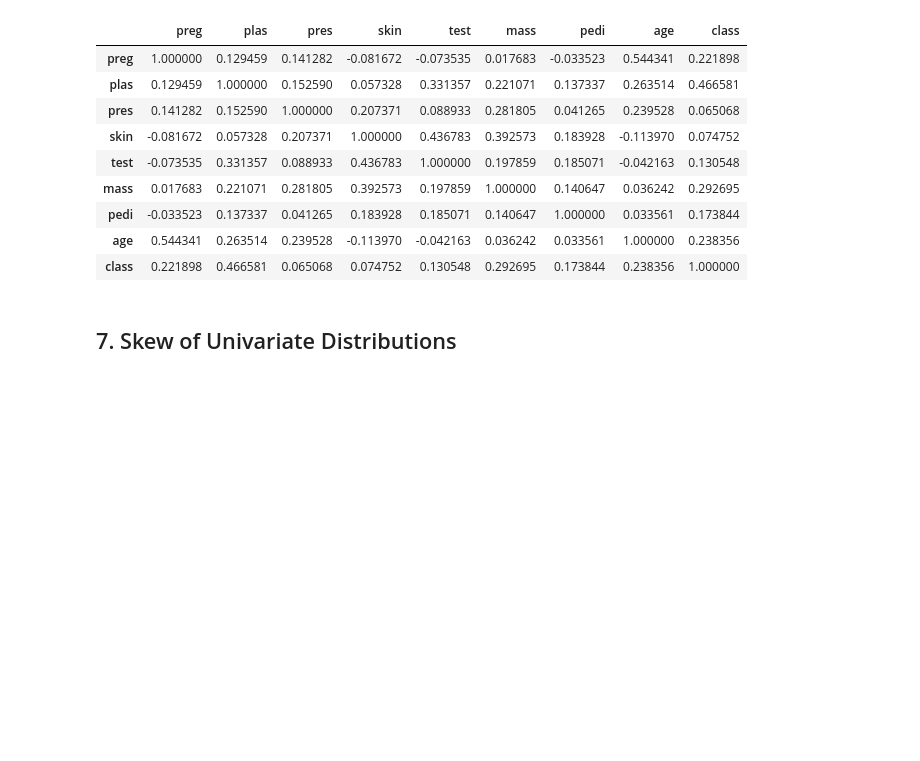
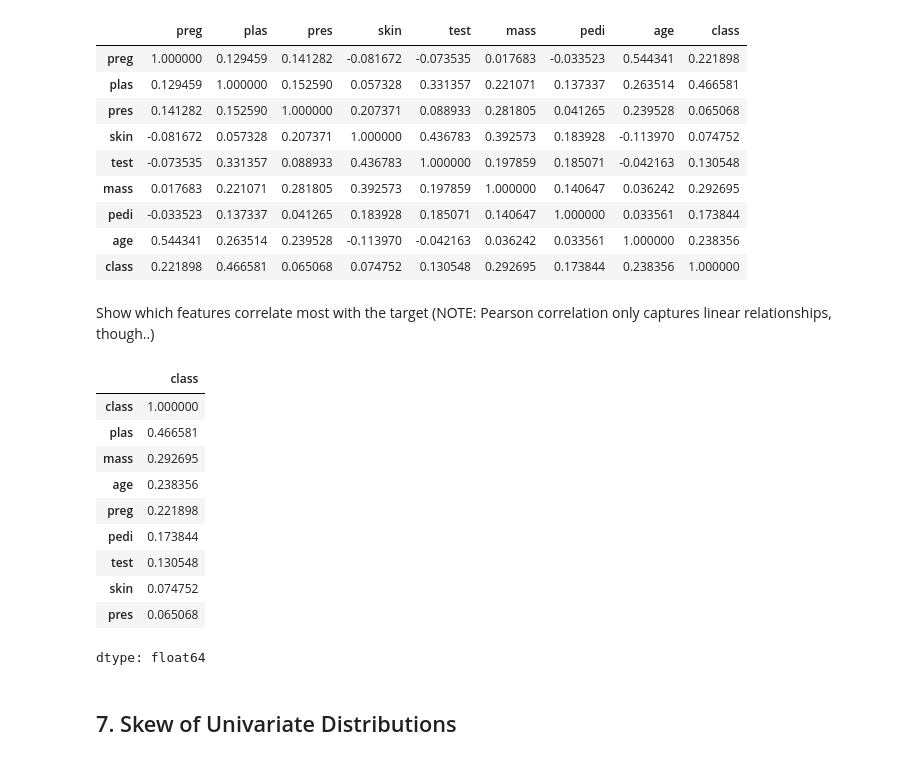
Before and after one commit to dbonacorsi/AML-Basic, a Jupyter notebook: AMLBas_2_DataPrep_ExploreData_part1.ipynb, the cells around one changed output. Cells and saved outputs as stored; diff of their text form; code cells hidden in the pictures; blank space fills up the shorter version.

```diff
--- a/AMLBas_2_DataPrep_ExploreData_part1.ipynb
+++ b/AMLBas_2_DataPrep_ExploreData_part1.ipynb
@@ -105,7 +97,7 @@ from pandas import set_option
 set_option('display.width', 200)
 set_option('display.max_rows', 500)
 set_option('display.max_columns', 500)
-#set_option('precision', 3)
+set_option('display.precision', 3)
 # %%
 description = data.describe()
 print(description)
@@ -204,6 +212,22 @@ correlations
 | pedi | -0.033523 | 0.137337 | 0.041265 | 0.183928 | 0.185071 | 0.140647 | 1.000000 | 0.033561 | 0.173844 |
 | age | 0.544341 | 0.263514 | 0.239528 | -0.113970 | -0.042163 | 0.036242 | 0.033561 | 1.000000 | 0.238356 |
 | class | 0.221898 | 0.466581 | 0.065068 | 0.074752 | 0.130548 | 0.292695 | 0.173844 | 0.238356 | 1.000000 |
+# %% [markdown]
+Show which features correlate most with the target (NOTE: Pearson correlation only captures linear relationships, though..)
+# %%
+correlations['class'].sort_values(ascending=False)
+# %% [output]
+|  | class |
+| class | 1.000000 |
+| plas | 0.466581 |
+| mass | 0.292695 |
+| age | 0.238356 |
+| preg | 0.221898 |
+| pedi | 0.173844 |
+| test | 0.130548 |
+| skin | 0.074752 |
+| pres | 0.065068 |
+dtype: float64
 # %% [markdown]
 ## 7. Skew of Univariate Distributions
 # %%
```
Also changed, not shown: parts of 9 cells of this notebook.
